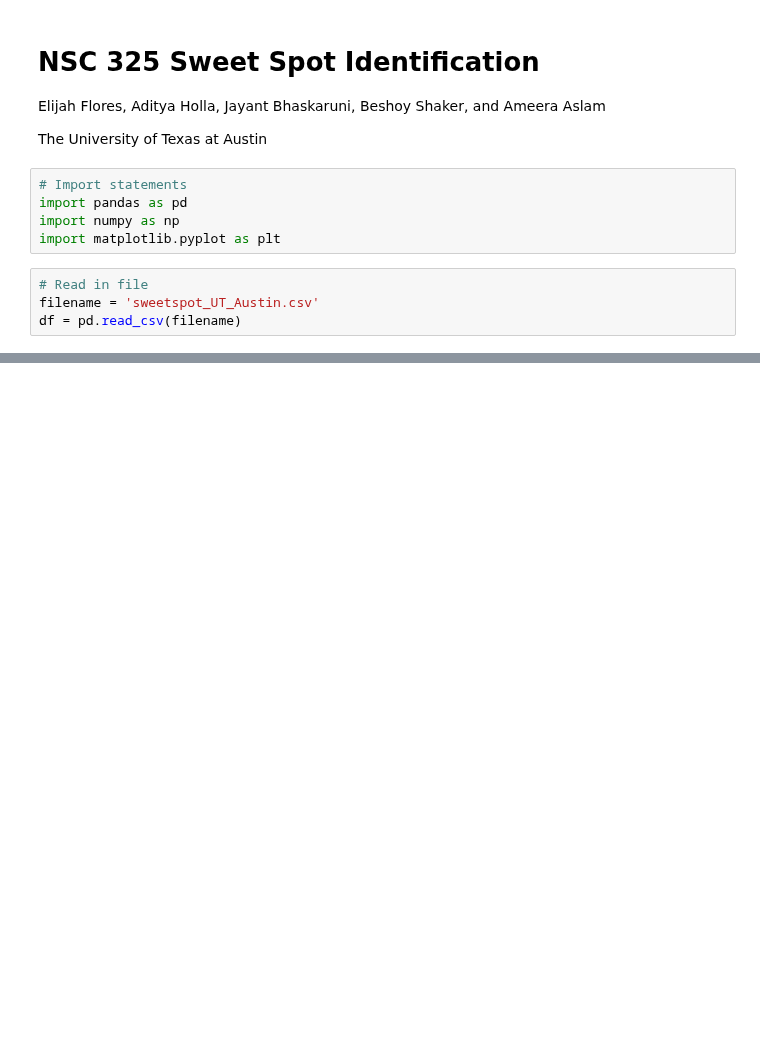
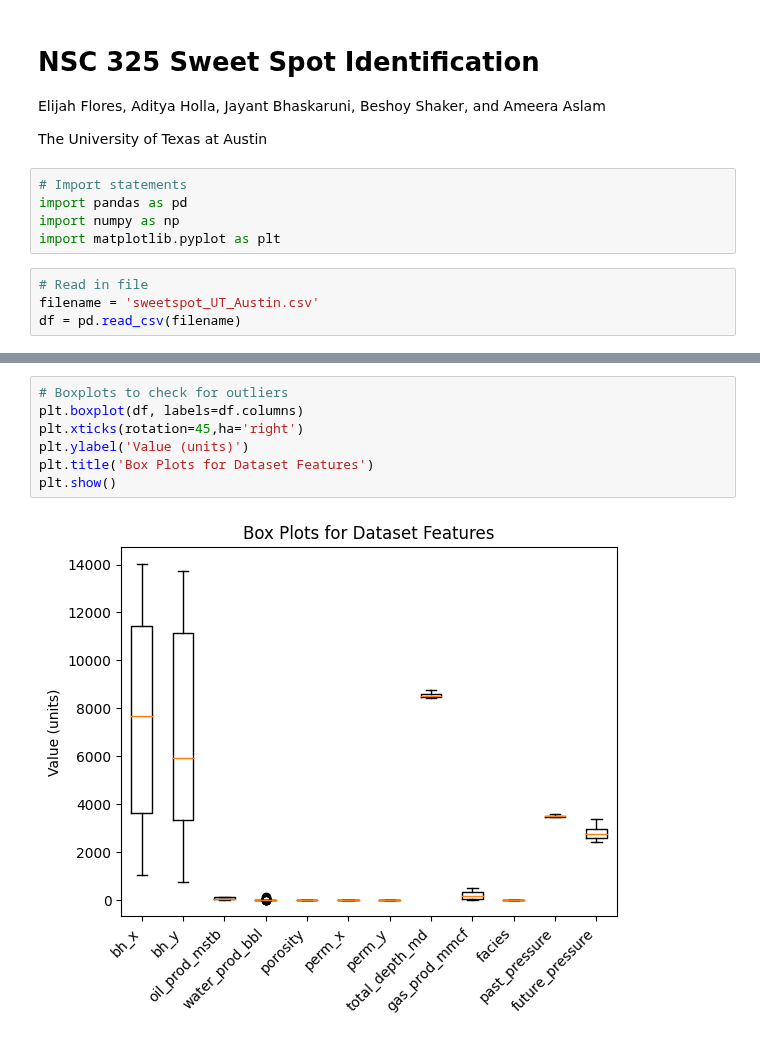
Before and after one commit to elnflores/NSC-325-Sweet-Spot-Identification, a Jupyter notebook: Sweet-Spot-Identification.ipynb, the cells around one changed output, grey strips where cells are left out. Cells and saved outputs as stored; diff of their text form; blank space fills up the shorter version.

Commit message:
Added box plots

```diff
--- a/Sweet-Spot-Identification.ipynb
+++ b/Sweet-Spot-Identification.ipynb
@@ -90,3 +90,12 @@ df.head()
 | 2 | 2459.67 | 13746.23 | 48.354000 | 1.973990e-04 | 0.119220 | 0.022396 | 0.022396 | 8557.1 | ... |
 | 3 | 10272.76 | 13746.23 | 0.572057 | 1.440000e-07 | 0.064132 | 0.000091 | 0.000091 | 8635.5 | ... |
 | 4 | 12877.11 | 13746.23 | 0.430394 | 8.560000e-08 | 0.063078 | 0.000067 | 0.000067 | 8718.6 | ... |
+# %%
+# Boxplots to check for outliers
+plt.boxplot(df, labels=df.columns)
+plt.xticks(rotation=45,ha='right')
+plt.ylabel('Value (units)')
+plt.title('Box Plots for Dataset Features')
+plt.show()
+# %% [output]
+[figure, added]
```
Also changed, not shown: parts of 3 cells of this notebook.
